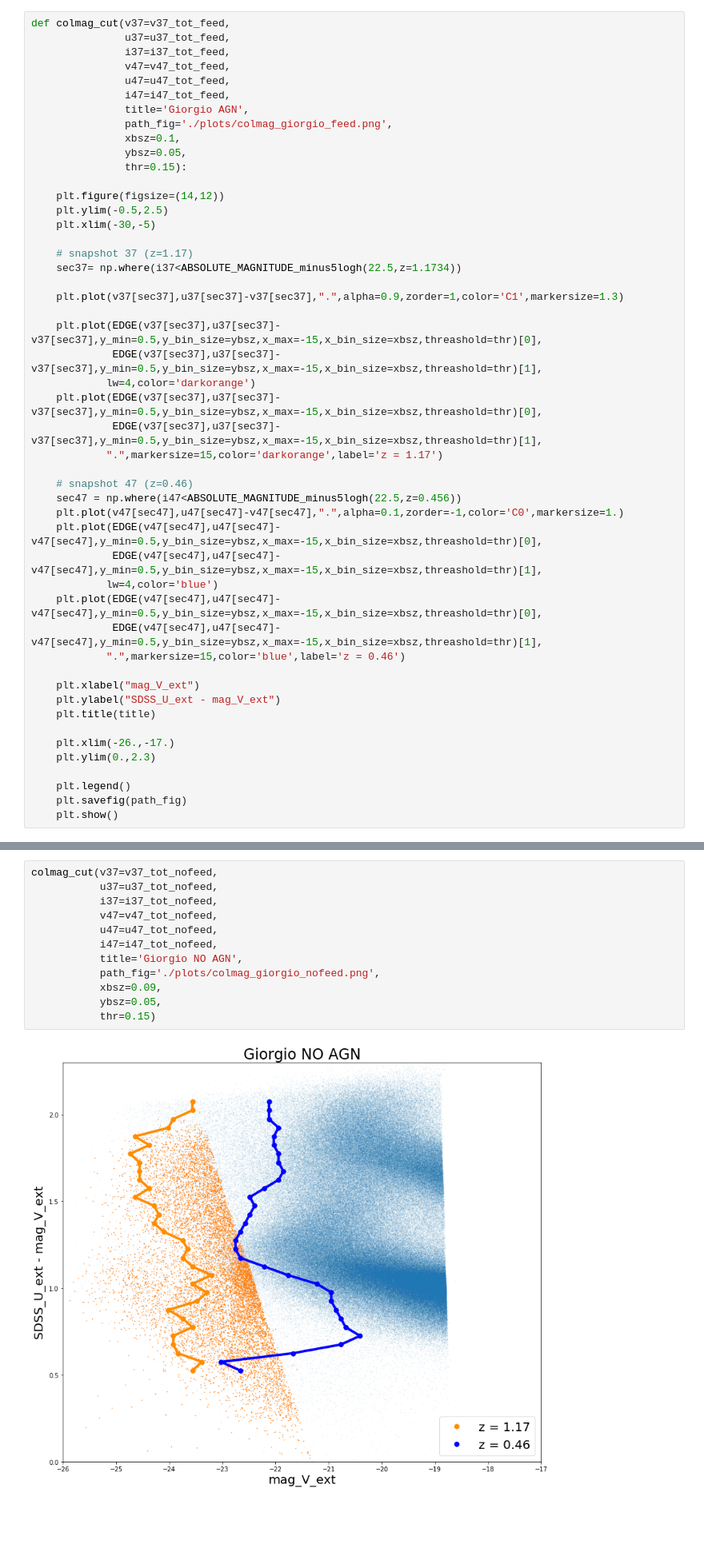
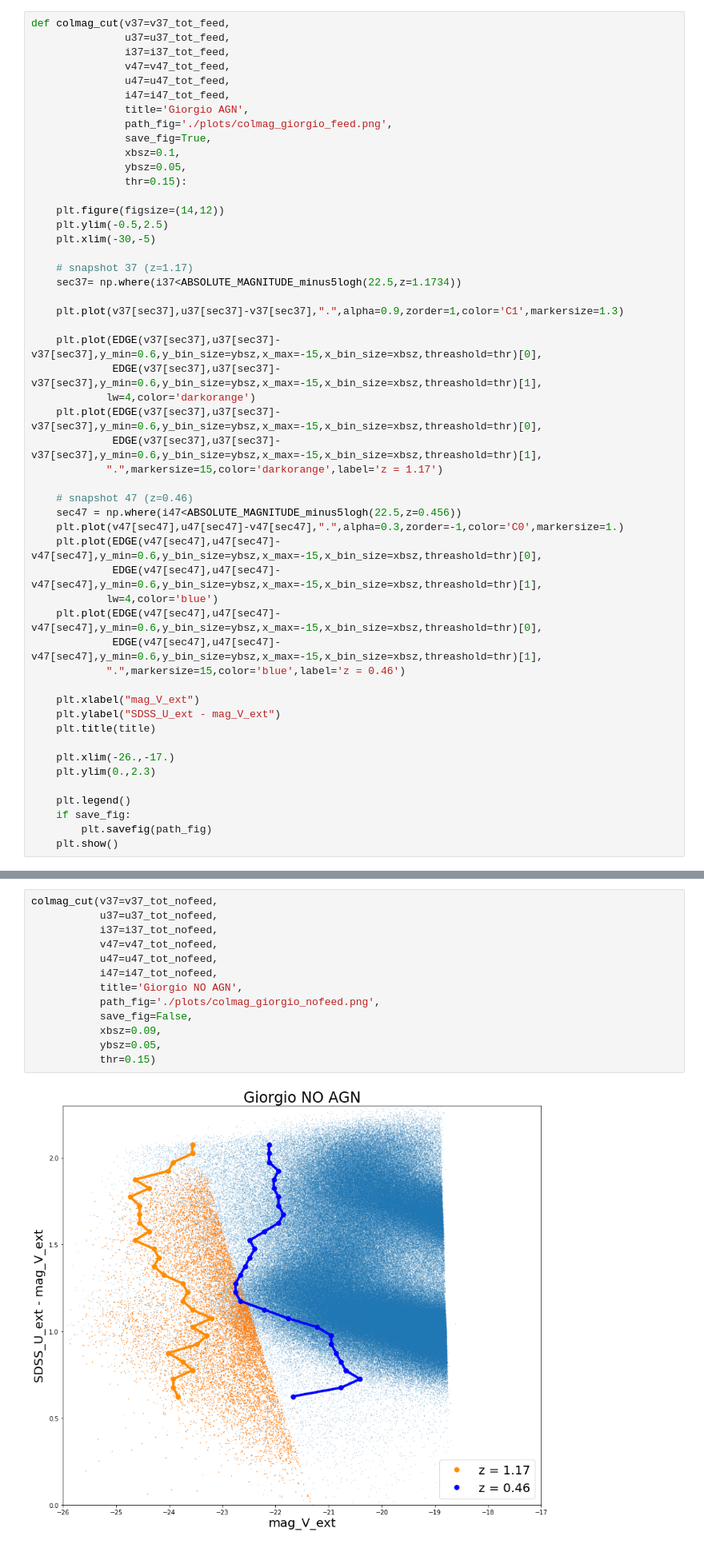
Before and after one commit to GiorgioManzoni/cosma_colmag, a Jupyter notebook: Plot_colour_magnitudes.ipynb, the cells around one changed output, grey strips where cells are left out. Shown at 80% size. Drawn from its saved outputs; the diff is of its cells as text; blank space fills up the shorter version.

```diff
--- a/Plot_colour_magnitudes.ipynb
+++ b/Plot_colour_magnitudes.ipynb
@@ -479,6 +479,7 @@ def colmag_cut(v37=v37_tot_feed,
                i47=i47_tot_feed,
                title='Giorgio AGN',
                path_fig='./plots/colmag_giorgio_feed.png',
+               save_fig=True,
                xbsz=0.1,
                ybsz=0.05,
                thr=0.15):
@@ -492,21 +493,21 @@ def colmag_cut(v37=v37_tot_feed,
 
     plt.plot(v37[sec37],u37[sec37]-v37[sec37],".",alpha=0.9,zorder=1,color='C1',markersize=1.3)
 
-    plt.plot(EDGE(v37[sec37],u37[sec37]-v37[sec37],y_min=0.5,y_bin_size=ybsz,x_max=-15,x_bin_size=xbsz,threashold=thr)[0],
-             EDGE(v37[sec37],u37[sec37]-v37[sec37],y_min=0.5,y_bin_size=ybsz,x_max=-15,x_bin_size=xbsz,threashold=thr)[1],
+    plt.plot(EDGE(v37[sec37],u37[sec37]-v37[sec37],y_min=0.6,y_bin_size=ybsz,x_max=-15,x_bin_size=xbsz,threashold=thr)[0],
+             EDGE(v37[sec37],u37[sec37]-v37[sec37],y_min=0.6,y_bin_size=ybsz,x_max=-15,x_bin_size=xbsz,threashold=thr)[1],
             lw=4,color='darkorange')
-    plt.plot(EDGE(v37[sec37],u37[sec37]-v37[sec37],y_min=0.5,y_bin_size=ybsz,x_max=-15,x_bin_size=xbsz,threashold=thr)[0],
-             EDGE(v37[sec37],u37[sec37]-v37[sec37],y_min=0.5,y_bin_size=ybsz,x_max=-15,x_bin_size=xbsz,threashold=thr)[1],
+    plt.plot(EDGE(v37[sec37],u37[sec37]-v37[sec37],y_min=0.6,y_bin_size=ybsz,x_max=-15,x_bin_size=xbsz,threashold=thr)[0],
+             EDGE(v37[sec37],u37[sec37]-v37[sec37],y_min=0.6,y_bin_size=ybsz,x_max=-15,x_bin_size=xbsz,threashold=thr)[1],
             ".",markersize=15,color='darkorange',label='z = 1.17')
 
     # snapshot 47 (z=0.46)
     sec47 = np.where(i47<ABSOLUTE_MAGNITUDE_minus5logh(22.5,z=0.456))
-    plt.plot(v47[sec47],u47[sec47]-v47[sec47],".",alpha=0.1,zorder=-1,color='C0',markersize=1.)
-    plt.plot(EDGE(v47[sec47],u47[sec47]-v47[sec47],y_min=0.5,y_bin_size=ybsz,x_max=-15,x_bin_size=xbsz,threashold=thr)[0],
-             EDGE(v47[sec47],u47[sec47]-v47[sec47],y_min=0.5,y_bin_size=ybsz,x_max=-15,x_bin_size=xbsz,threashold=thr)[1],
+    plt.plot(v47[sec47],u47[sec47]-v47[sec47],".",alpha=0.3,zorder=-1,color='C0',markersize=1.)
+    plt.plot(EDGE(v47[sec47],u47[sec47]-v47[sec47],y_min=0.6,y_bin_size=ybsz,x_max=-15,x_bin_size=xbsz,threashold=thr)[0],
+             EDGE(v47[sec47],u47[sec47]-v47[sec47],y_min=0.6,y_bin_size=ybsz,x_max=-15,x_bin_size=xbsz,threashold=thr)[1],
             lw=4,color='blue')
-    plt.plot(EDGE(v47[sec47],u47[sec47]-v47[sec47],y_min=0.5,y_bin_size=ybsz,x_max=-15,x_bin_size=xbsz,threashold=thr)[0],
-             EDGE(v47[sec47],u47[sec47]-v47[sec47],y_min=0.5,y_bin_size=ybsz,x_max=-15,x_bin_size=xbsz,threashold=thr)[1],
+    plt.plot(EDGE(v47[sec47],u47[sec47]-v47[sec47],y_min=0.6,y_bin_size=ybsz,x_max=-15,x_bin_size=xbsz,threashold=thr)[0],
+             EDGE(v47[sec47],u47[sec47]-v47[sec47],y_min=0.6,y_bin_size=ybsz,x_max=-15,x_bin_size=xbsz,threashold=thr)[1],
             ".",markersize=15,color='blue',label='z = 0.46')
 
     plt.xlabel("mag_V_ext")
@@ -517,7 +518,8 @@ def colmag_cut(v37=v37_tot_feed,
     plt.ylim(0.,2.3)
 
     plt.legend()
-    plt.savefig(path_fig)
+    if save_fig:
+        plt.savefig(path_fig)
     plt.show()
 # %%
 colmag_cut(v37=v37_tot_feed,
@@ -536,14 +550,15 @@ colmag_cut(v37=v37_tot_feed,
 # %%
 colmag_cut(v37=v37_tot_nofeed,
            u37=u37_tot_nofeed,
            i37=i37_tot_nofeed,
            v47=v47_tot_nofeed,
            u47=u47_tot_nofeed,
            i47=i47_tot_nofeed,
            title='Giorgio NO AGN',
            path_fig='./plots/colmag_giorgio_nofeed.png',
+           save_fig=False,
            xbsz=0.09,
            ybsz=0.05,
            thr=0.15)
 # %% [output]
-[figure, old version]
+[figure, new version]
```
Also changed, not shown: parts of 14 cells of this notebook.
